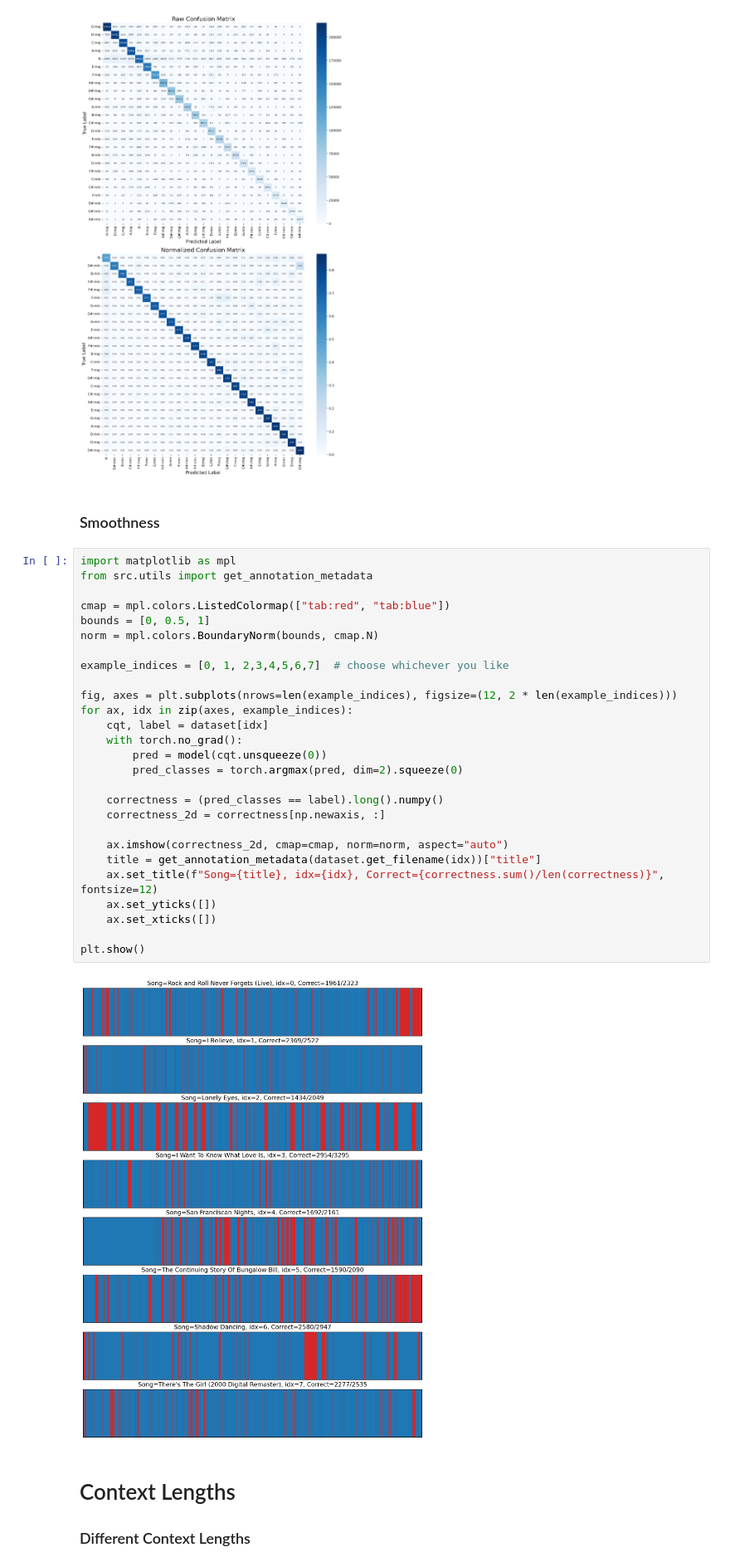
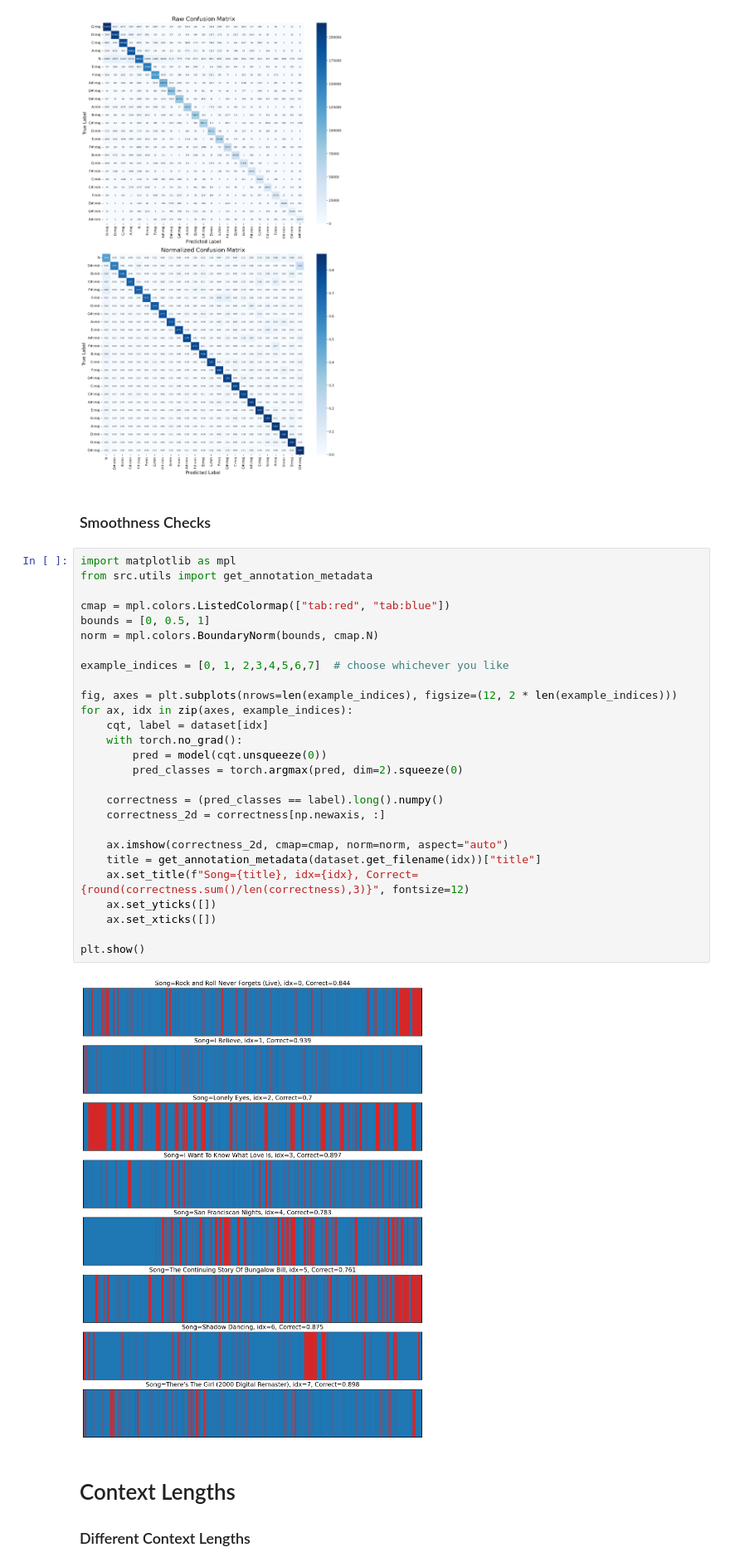
Before and after one commit to PierreRL/AutomaticChordRecognition, a Jupyter notebook: notebooks/model_behaviour_exp.ipynb, the cells around one changed output. Shown at 83% size. Drawn from its saved outputs; the diff is of its cells as text.

```diff
--- a/notebooks/model_behaviour_exp.ipynb
+++ b/notebooks/model_behaviour_exp.ipynb
@@ -96,36 +96,36 @@ plt.show()
 # %% [output]
 [figure]
 # %% [markdown]
-### Smoothness
+### Smoothness Checks
 # %%
 import matplotlib as mpl
 from src.utils import get_annotation_metadata
 
 cmap = mpl.colors.ListedColormap(["tab:red", "tab:blue"])
 bounds = [0, 0.5, 1]
 norm = mpl.colors.BoundaryNorm(bounds, cmap.N)
 
 example_indices = [0, 1, 2,3,4,5,6,7]  # choose whichever you like
 
 fig, axes = plt.subplots(nrows=len(example_indices), figsize=(12, 2 * len(example_indices)))
 for ax, idx in zip(axes, example_indices):
     cqt, label = dataset[idx]
     with torch.no_grad():
         pred = model(cqt.unsqueeze(0))
         pred_classes = torch.argmax(pred, dim=2).squeeze(0)
 
     correctness = (pred_classes == label).long().numpy()
     correctness_2d = correctness[np.newaxis, :]
 
     ax.imshow(correctness_2d, cmap=cmap, norm=norm, aspect="auto")
     title = get_annotation_metadata(dataset.get_filename(idx))["title"]
-    ax.set_title(f"Song={title}, idx={idx}, Correct={correctness.sum()/len(correctness)}", fontsize=12)
+    ax.set_title(f"Song={title}, idx={idx}, Correct={round(correctness.sum()/len(correctness),3)}", fontsize=12)
     ax.set_yticks([])
     ax.set_xticks([])
 
 plt.show()
 # %% [output]
-[figure, old version]
+[figure, new version]
 # %% [markdown]
 # Context Lengths
 
```
Also changed, not shown: 1 other file.
